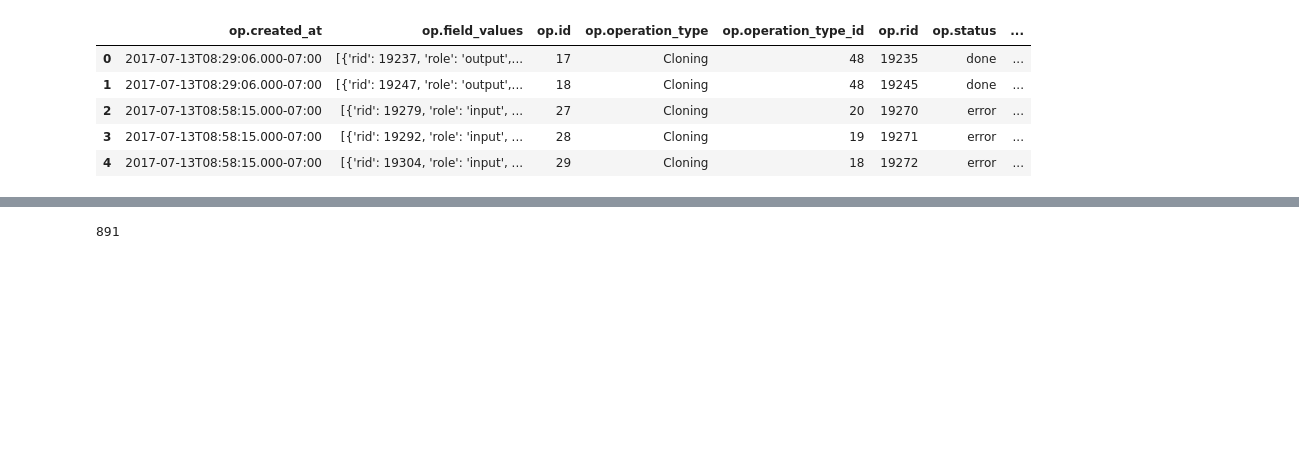
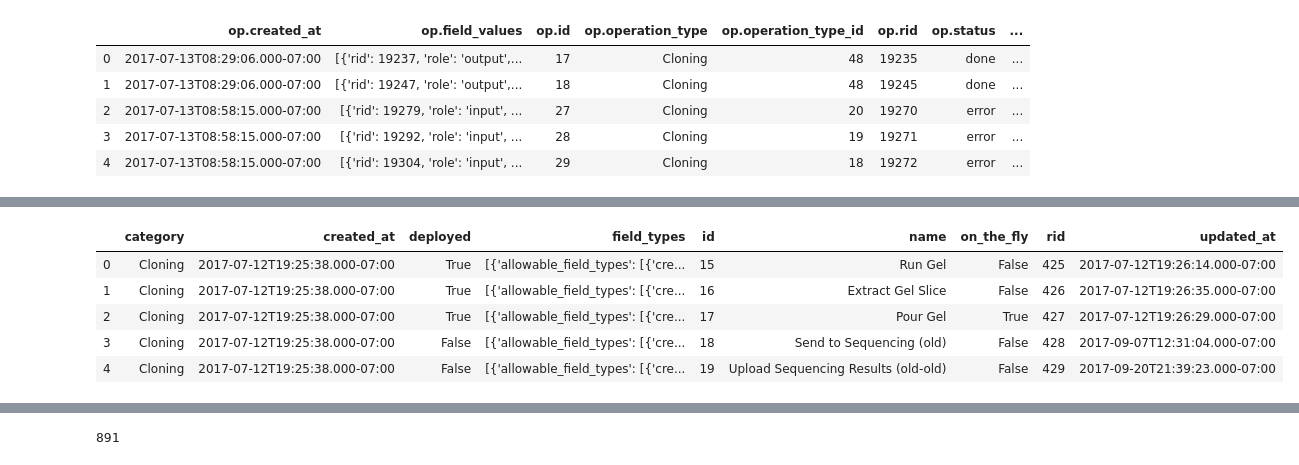
Before and after one commit to hicsail/crucible, a Jupyter notebook: scratch/test-train-split/test_train_split_v2.ipynb, the cells around one changed output, grey strips where cells are left out. Saved outputs shown, nothing was run; the diff lists cells and outputs as text; code cells hidden in the pictures; blank space fills up the shorter version.

```diff
--- a/scratch/test-train-split/test_train_split_v2.ipynb
+++ b/scratch/test-train-split/test_train_split_v2.ipynb
@@ -172,0 +99,6 @@ print(len(sorted(nx.connected_components(G))))
+# %%
+# This is a list of all operation types in Aquarium
+with open('aquarium-operations.json', 'r') as f:
+    aq_ops = json.load(f)
+
+print(prettyprint(aq_ops[0]))
@@ -172,0 +123,10 @@ print(len(sorted(nx.connected_components(G))))
+# %%
+op_types_df = pd.DataFrame.from_dict(aq_ops)
+op_types_df.head(5)
+# %% [output]
+|  | category | created_at | deployed | field_types | id | name | on_the_fly | rid | updated_at |
+| 0 | Cloning | 2017-07-12T19:25:38.000-07:00 | True | [{'allowable_field_types': [{'cre... | 15 | Run Gel | False | 425 | 2017-07-12T19:26:14.000-07:00 |
+| 1 | Cloning | 2017-07-12T19:25:38.000-07:00 | True | [{'allowable_field_types': [{'cre... | 16 | Extract Gel Slice | False | 426 | 2017-07-12T19:26:35.000-07:00 |
+| 2 | Cloning | 2017-07-12T19:25:38.000-07:00 | True | [{'allowable_field_types': [{'cre... | 17 | Pour Gel | True | 427 | 2017-07-12T19:26:29.000-07:00 |
+| 3 | Cloning | 2017-07-12T19:25:38.000-07:00 | False | [{'allowable_field_types': [{'cre... | 18 | Send to Sequencing (old) | False | 428 | 2017-09-07T12:31:04.000-07:00 |
+| 4 | Cloning | 2017-07-12T19:25:38.000-07:00 | False | [{'allowable_field_types': [{'cre... | 19 | Upload Sequencing Results (old-old) | False | 429 | 2017-09-20T21:39:23.000-07:00 |
```
Also changed, not shown: parts of 78 cells of this notebook.
